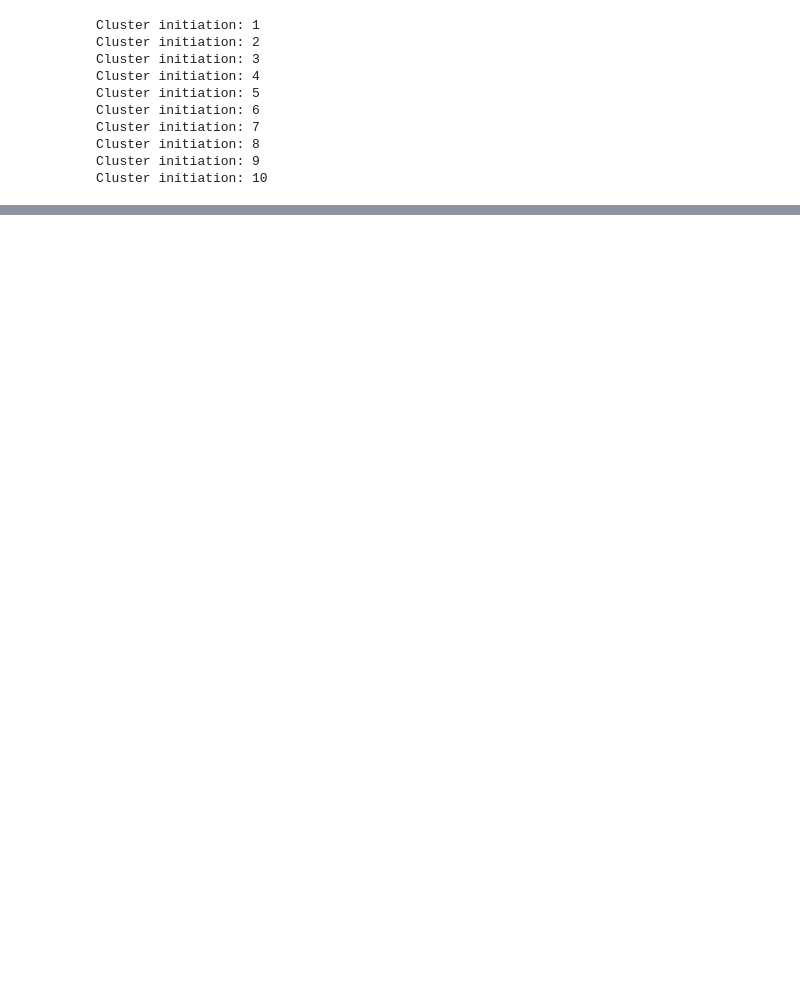
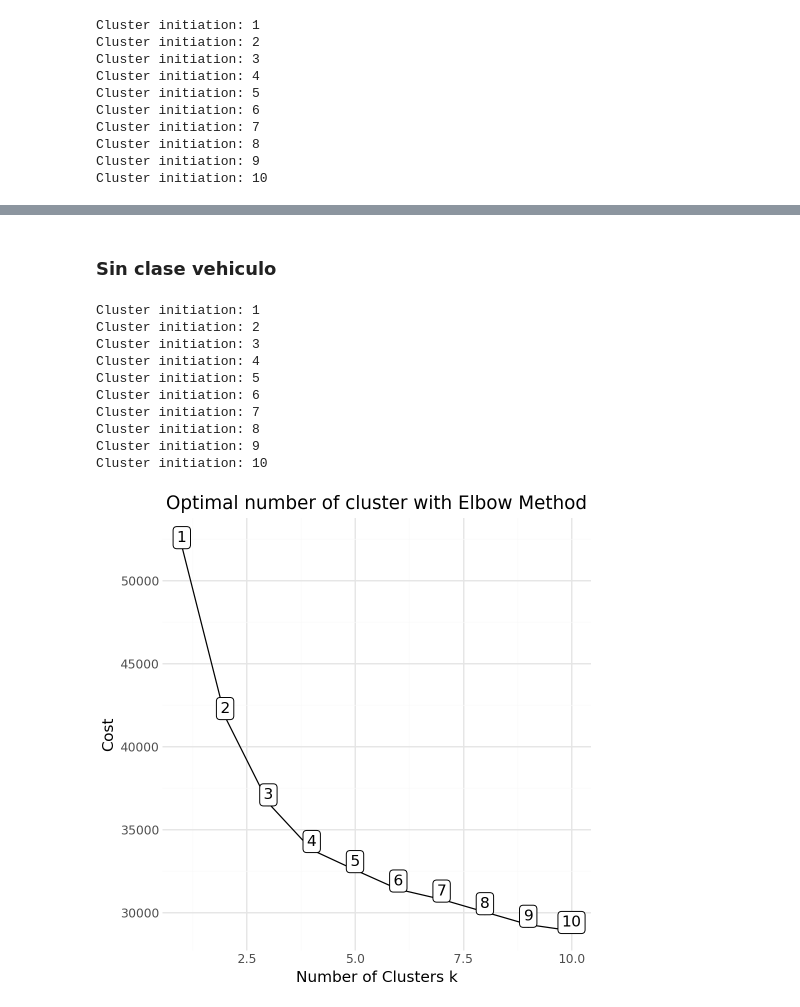
Before and after one commit to andbtr/adatos_ta, a Jupyter notebook: Notebooks/7_clustering.ipynb, the cells around one changed output, grey strips where cells are left out. Saved outputs shown, nothing was run; the diff lists cells and outputs as text; code cells hidden in the pictures; blank space fills up the shorter version.

```diff
--- a/Notebooks/7_clustering.ipynb
+++ b/Notebooks/7_clustering.ipynb
@@ -161,0 +222,52 @@ print(df_sample_matrix)
+# %% [markdown]
+### Sin clase vehiculo
+# %%
+df2 = df.drop(columns=['clase_vehiculo'])
+# %%
+df2_sample = df2.sample(25000, random_state=2025)
+df2_sample_matrix = df2_sample.to_numpy()
+
+cost2 = []
+for cluster in range(1, 11):
+    try:
+        kprototype = KPrototypes(n_clusters=cluster, max_iter=30, n_init=5, random_state=2025, init='random', n_jobs=-1)
+        kprototype.fit_predict(df2_sample_matrix, categorical=categorical_columns_pos)
+        cost2.append(kprototype.cost_)
+        print('Cluster initiation: {}'.format(cluster))
+    except Exception as e:
+        print(f"Error en cluster {cluster}: {e}")
+        break
+
+df_cost2 = pd.DataFrame({'Cluster':range(1, 11), 'Cost':cost2})
+
+plotnine.options.figure_size = (5, 5)
+(
+    ggplot(data = df_cost2)+
+    geom_line(aes(x = 'Cluster',
+                  y = 'Cost'))+
+    geom_point(aes(x = 'Cluster',
+                   y = 'Cost'))+
+    geom_label(aes(x = 'Cluster',
+                   y = 'Cost',
+                   label = 'Cluster'),
+               size = 11,
+               nudge_y = 500) +
+    labs(title = 'Optimal number of cluster with Elbow Method')+
+    #xlim(0, 11.5) +
+    #ylim(230, 500) +
+    xlab('Number of Clusters k')+
+    ylab('Cost')+
+    theme_minimal()
+)
+# %% [output]
+Cluster initiation: 1
+Cluster initiation: 2
+Cluster initiation: 3
+Cluster initiation: 4
+Cluster initiation: 5
+Cluster initiation: 6
+Cluster initiation: 7
+Cluster initiation: 8
+Cluster initiation: 9
+Cluster initiation: 10
+[figure, added]
```
Also changed, not shown: parts of 26 cells of this notebook, 2 other files.
